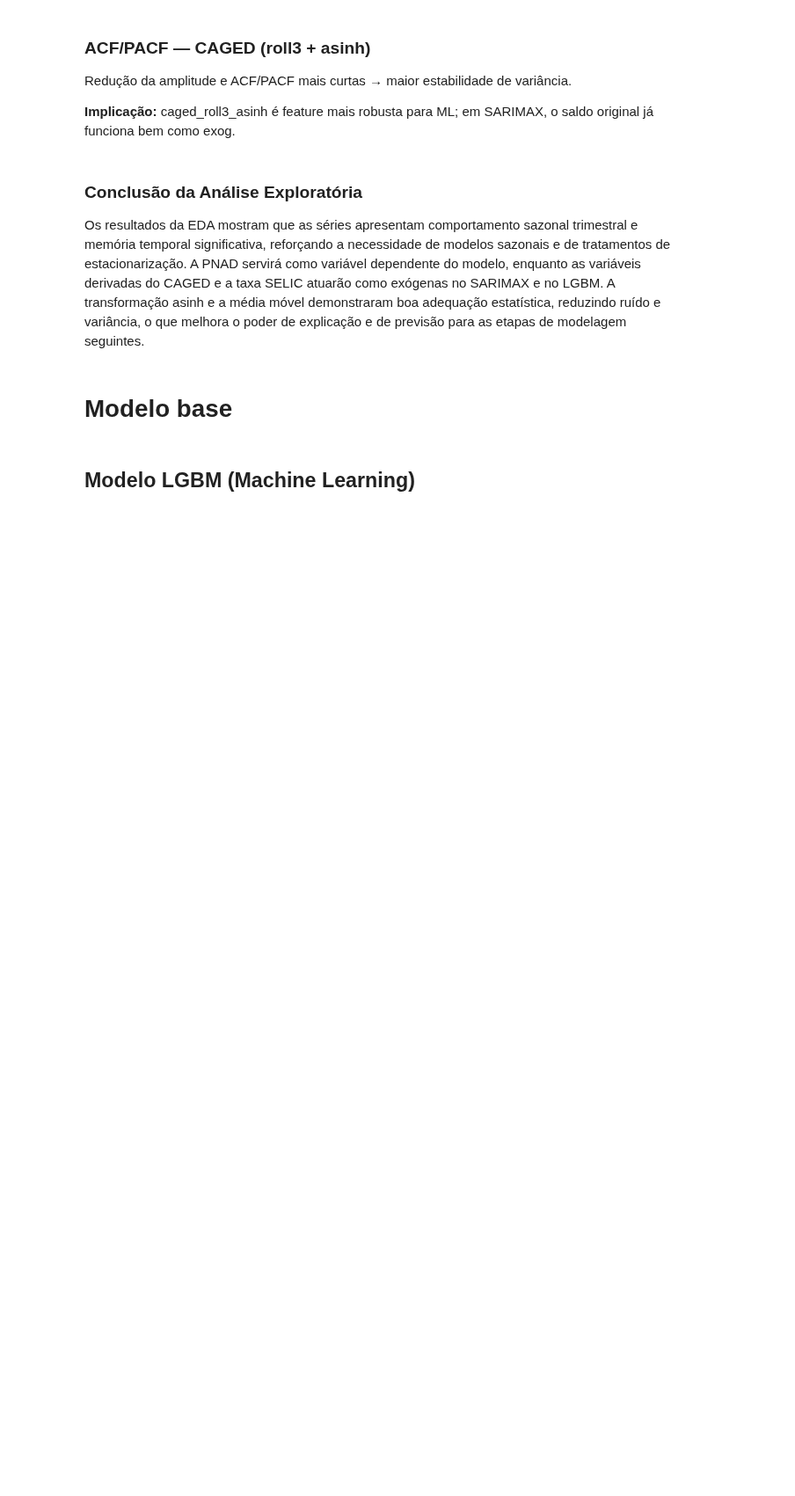
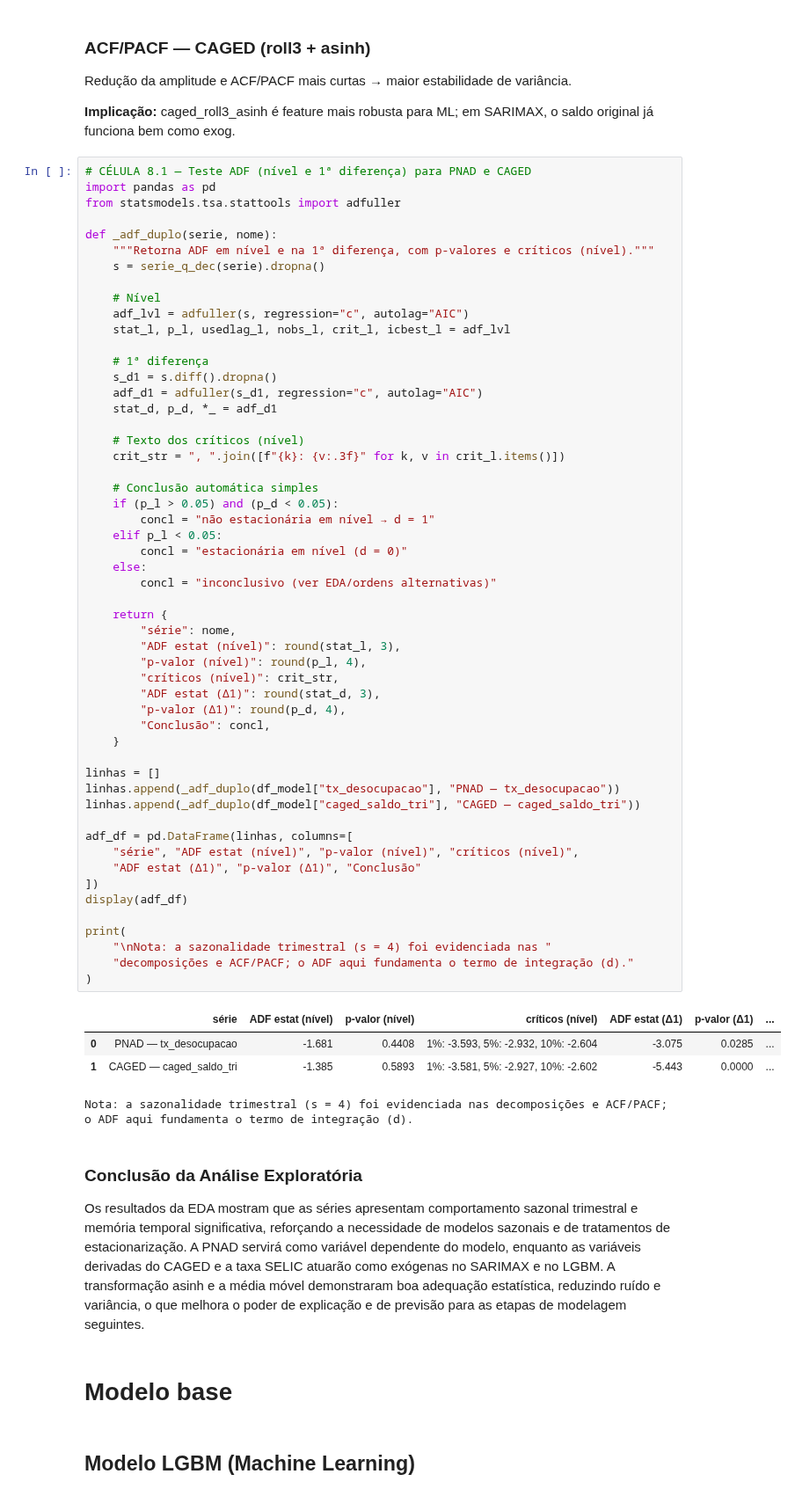
Before and after one commit to fpaterni10/projeto-aplicado-iv-desemprego-br, a Jupyter notebook: notebooks/entrega3/cd_projeto_aplicado_IV_entrega_3.ipynb, the cells around one changed output. Shown at 88% size. Cells and saved outputs as stored; diff of their text form; blank space fills up the shorter version.

```diff
--- a/notebooks/entrega3/cd_projeto_aplicado_IV_entrega_3.ipynb
+++ b/notebooks/entrega3/cd_projeto_aplicado_IV_entrega_3.ipynb
@@ -338,6 +338,64 @@ _pacf(df_model["caged_roll3_asinh"], "caged_roll3_asinh")
 Redução da amplitude e ACF/PACF mais curtas → maior estabilidade de variância.
 
 **Implicação:** caged_roll3_asinh é feature mais robusta para ML; em SARIMAX, o saldo original já funciona bem como exog.
+# %%
+# CÉLULA 8.1 — Teste ADF (nível e 1ª diferença) para PNAD e CAGED
+import pandas as pd
+from statsmodels.tsa.stattools import adfuller
+
+def _adf_duplo(serie, nome):
+    """Retorna ADF em nível e na 1ª diferença, com p-valores e críticos (nível)."""
+    s = serie_q_dec(serie).dropna()
+
+    # Nível
+    adf_lvl = adfuller(s, regression="c", autolag="AIC")
+    stat_l, p_l, usedlag_l, nobs_l, crit_l, icbest_l = adf_lvl
+
+    # 1ª diferença
+    s_d1 = s.diff().dropna()
+    adf_d1 = adfuller(s_d1, regression="c", autolag="AIC")
+    stat_d, p_d, *_ = adf_d1
+
+    # Texto dos críticos (nível)
+    crit_str = ", ".join([f"{k}: {v:.3f}" for k, v in crit_l.items()])
+
+    # Conclusão automática simples
+    if (p_l > 0.05) and (p_d < 0.05):
+        concl = "não estacionária em nível → d = 1"
+    elif p_l < 0.05:
+        concl = "estacionária em nível (d = 0)"
+    else:
+        concl = "inconclusivo (ver EDA/ordens alternativas)"
+
+    return {
+        "série": nome,
+        "ADF estat (nível)": round(stat_l, 3),
+        "p-valor (nível)": round(p_l, 4),
+        "críticos (nível)": crit_str,
+        "ADF estat (Δ1)": round(stat_d, 3),
+        "p-valor (Δ1)": round(p_d, 4),
+        "Conclusão": concl,
+    }
+
+linhas = []
+linhas.append(_adf_duplo(df_model["tx_desocupacao"], "PNAD — tx_desocupacao"))
+linhas.append(_adf_duplo(df_model["caged_saldo_tri"], "CAGED — caged_saldo_tri"))
+
+adf_df = pd.DataFrame(linhas, columns=[
+    "série", "ADF estat (nível)", "p-valor (nível)", "críticos (nível)",
+    "ADF estat (Δ1)", "p-valor (Δ1)", "Conclusão"
+])
+display(adf_df)
+
+print(
+    "\nNota: a sazonalidade trimestral (s = 4) foi evidenciada nas "
+    "decomposições e ACF/PACF; o ADF aqui fundamenta o termo de integração (d)."
+)
+# %% [output]
+|  | série | ADF estat (nível) | p-valor (nível) | críticos (nível) | ADF estat (Δ1) | p-valor (Δ1) | ... |
+| 0 | PNAD — tx_desocupacao | -1.681 | 0.4408 | 1%: -3.593, 5%: -2.932, 10%: -2.604 | -3.075 | 0.0285 | ... |
+| 1 | CAGED — caged_saldo_tri | -1.385 | 0.5893 | 1%: -3.581, 5%: -2.927, 10%: -2.602 | -5.443 | 0.0000 | ... |
+Nota: a sazonalidade trimestral (s = 4) foi evidenciada nas decomposições e ACF/PACF; o ADF aqui fundamenta o termo de integração (d).
 # %% [markdown]
 ### **Conclusão da Análise Exploratória**
 
```
Also changed, not shown: parts of 1 cell of this notebook.
